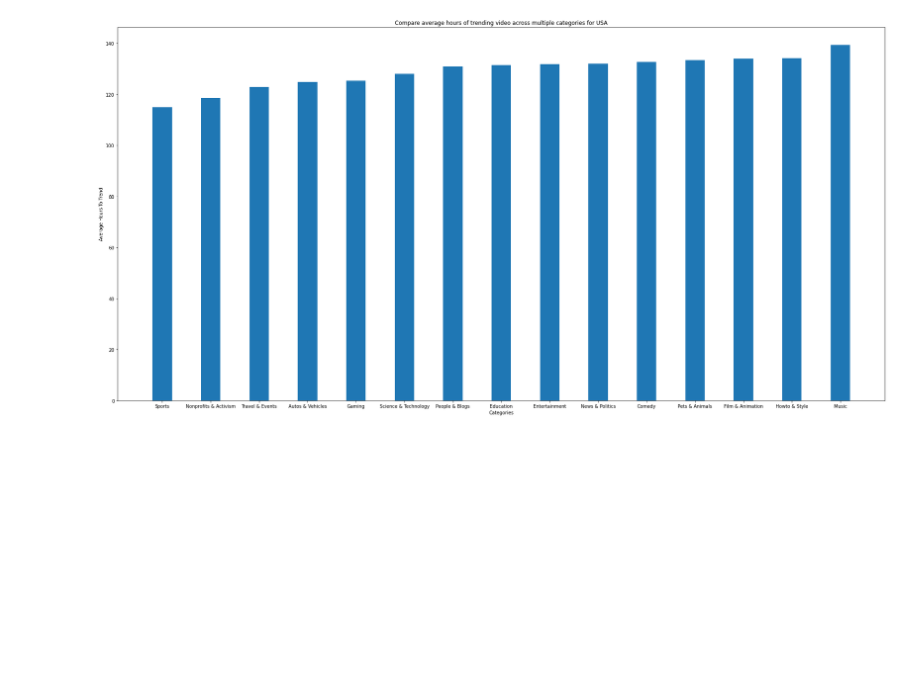
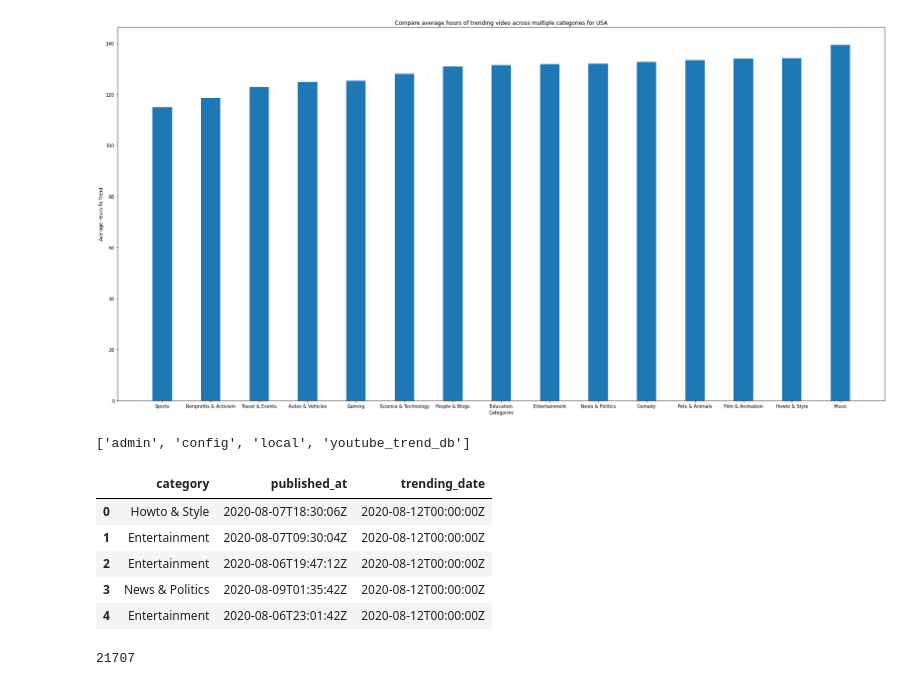
Before and after one commit to sajalshres/youtube-trends, a Jupyter notebook: notebook/src/task2.ipynb, the cells around one changed output. Cells and saved outputs as stored; diff of their text form; code cells hidden in the pictures; blank space fills up the shorter version.

```diff
--- a/notebook/src/task2.ipynb
+++ b/notebook/src/task2.ipynb
@@ -87,3 +87,39 @@ plt.title("Compare average hours of trending video across multiple categories fo
 plt.show()
 # %% [output]
 [figure]
+# %%
+# using db
+from os import getenv
+from pymongo import MongoClient
+mongo_uri = f"mongodb://{getenv('MONGO_USERNAME')}:{getenv('MONGO_PASSWORD')}@youtube-trends-mongodb:27017"
+client = MongoClient(mongo_uri)
+print(client.list_database_names())
+db = client.youtube_trend_db
+# %% [output]
+['admin', 'config', 'local', 'youtube_trend_db']
+# %%
+db_data = db.us.find({}, {"category":1, "published_at":1, "trending_date":1, "_id":0})
+
+category = []
+published_at = []
+trending_date = []
+
+for item in db_data:
+    category.append(item["category"])
+    published_at.append(item["published_at"])
+    trending_date.append(item["trending_date"])
+
+df = pd.DataFrame({"category": category, "published_at": published_at, "trending_date": trending_date})
+# %%
+df.head()
+# %% [output]
+|  | category | published_at | trending_date |
+| 0 | Howto & Style | 2020-08-07T18:30:06Z | 2020-08-12T00:00:00Z |
+| 1 | Entertainment | 2020-08-07T09:30:04Z | 2020-08-12T00:00:00Z |
+| 2 | Entertainment | 2020-08-06T19:47:12Z | 2020-08-12T00:00:00Z |
+| 3 | News & Politics | 2020-08-09T01:35:42Z | 2020-08-12T00:00:00Z |
+| 4 | Entertainment | 2020-08-06T23:01:42Z | 2020-08-12T00:00:00Z |
+# %%
+len(data)
+# %% [output]
+21707
```
Also changed, not shown: 20 other files.
